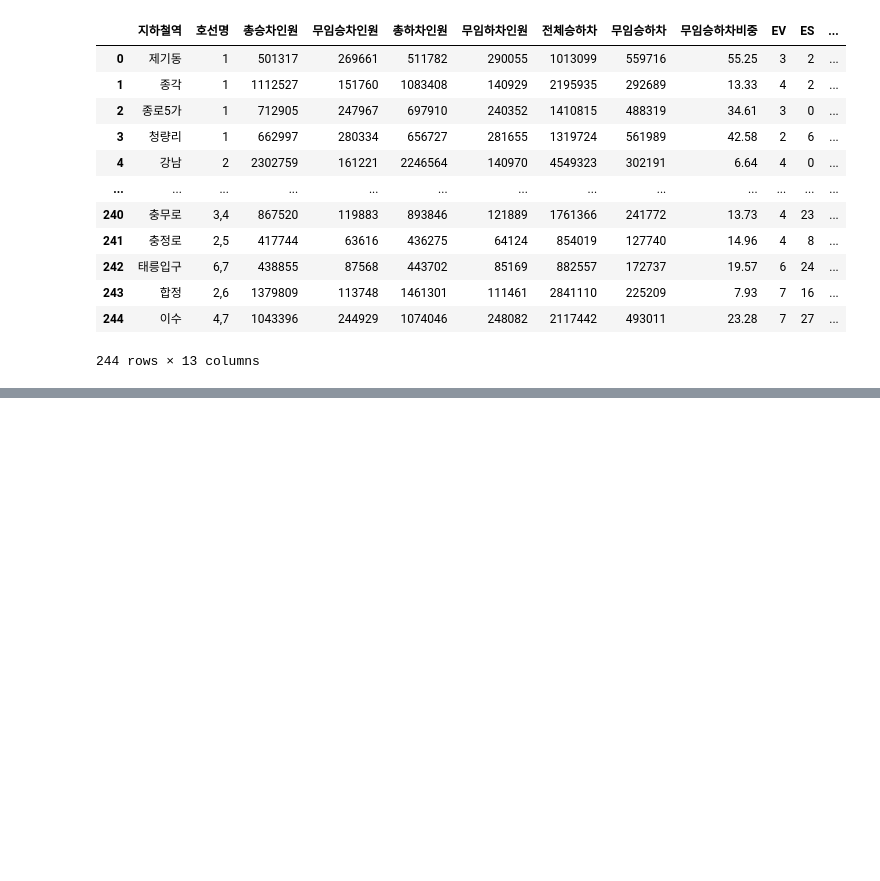
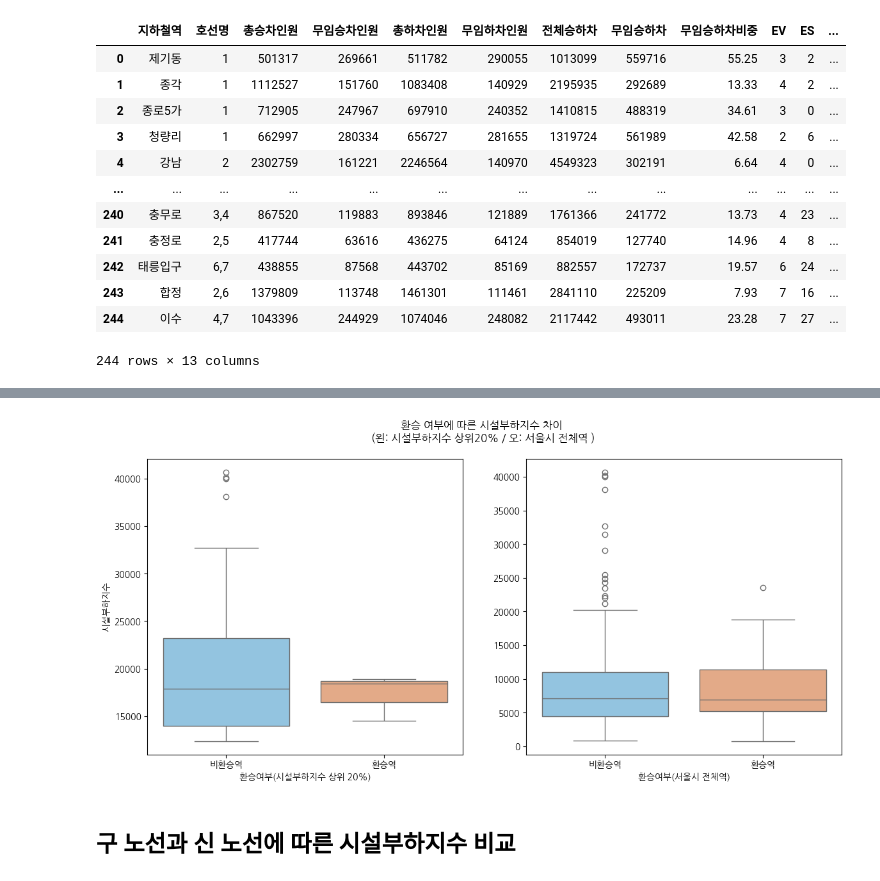
Before and after one commit to JsunXCIX/sprint-p1-basic, a Jupyter notebook: notebooks/team/team7_total_code.ipynb, the cells around one changed output, grey strips where cells are left out. Saved outputs shown, nothing was run; the diff lists cells and outputs as text; code cells hidden in the pictures; blank space fills up the shorter version.

```diff
--- a/notebooks/team/team7_total_code.ipynb
+++ b/notebooks/team/team7_total_code.ipynb
@@ -930,0 +947,4 @@ merged
+# %%
+priorities = pd.read_csv("../../data/processed/team/priority_area.csv", encoding='cp949')
+priorities.drop(columns=['총승차인원', '무임승차인원', '총하차인원', '무임하차인원'], inplace=True)
+priorities.head()
@@ -930,0 +958,10 @@ merged
+# %%
+transfer = pd.read_excel("../../data/processed/team/transfer_merged_final.xlsx")
+transfer_master = pd.merge(sub_merged, transfer[['지하철역', '호선', '환승노선', '환승거리', '환승소요시간']], on='지하철역', how='left')
+transfer_master = transfer_master.sort_values(by='환승거리', ascending=False)
+transfer_master.loc[transfer_master['지하철역']=='서울역', '지하철역'] = '서울'
+transfer_master = transfer_master[~(transfer_master['지하철역']=='지축')]
+
+transfer_station_list = transfer_master[transfer_master['호선명'].str.contains(",")]  #이렇게 하면 창동역이 빠짐
+transfer_station_list = transfer_station_list['지하철역'].unique()
+transfer_station_list
@@ -930,0 +1011,44 @@ merged
+# %%
+transfer_master['환승여부'] = ""
+transfer_master.loc[transfer_master['환승노선'].isna(), '환승여부'] = '비환승역'
+transfer_master.loc[~transfer_master['환승노선'].isna(), '환승여부'] = '환승역'
+# %%
+# 환승역 vs. 비환승역
+priorities['환승여부'] = ''
+priorities.loc[transfer_master['환승노선'].isna(), '환승여부'] = '비환승역'
+priorities.loc[~transfer_master['환승노선'].isna(), '환승여부'] = '환승역'
+
+color_dict = {'비환승역': '#86C7ED', '환승역': '#F2A679'}
+
+fig, axes = plt.subplots(1, 2, figsize=(14, 6))
+
+sns.boxplot(
+    data=priorities,
+    x='환승여부',
+    y='시설부하지수',
+    ax=axes[0],
+    palette=color_dict,
+    hue='환승여부',
+    legend=False
+)
+
+sns.boxplot(
+    data=transfer_master,
+    x='환승여부',
+    y='시설부하지수',
+    ax=axes[1],
+    order=['비환승역', '환승역'],
+    palette=color_dict,
+    hue='환승여부',
+    legend=False
+)
+
+plt.suptitle("환승 여부에 따른 시설부하지수 차이 \n(왼: 시설부하지수 상위20% / 오: 서울시 전체역 )")
+axes[1].set_ylabel("")
+axes[0].set_xlabel("환승여부(시설부하지수 상위 20%)")
+axes[1].set_xlabel("환승여부(서울시 전체역)")
+plt.show()
+# %% [output]
+[figure, added]
+# %% [markdown]
+## 구 노선과 신 노선에 따른 시설부하지수 비교
```
Also changed, not shown: parts of 56 cells of this notebook.
